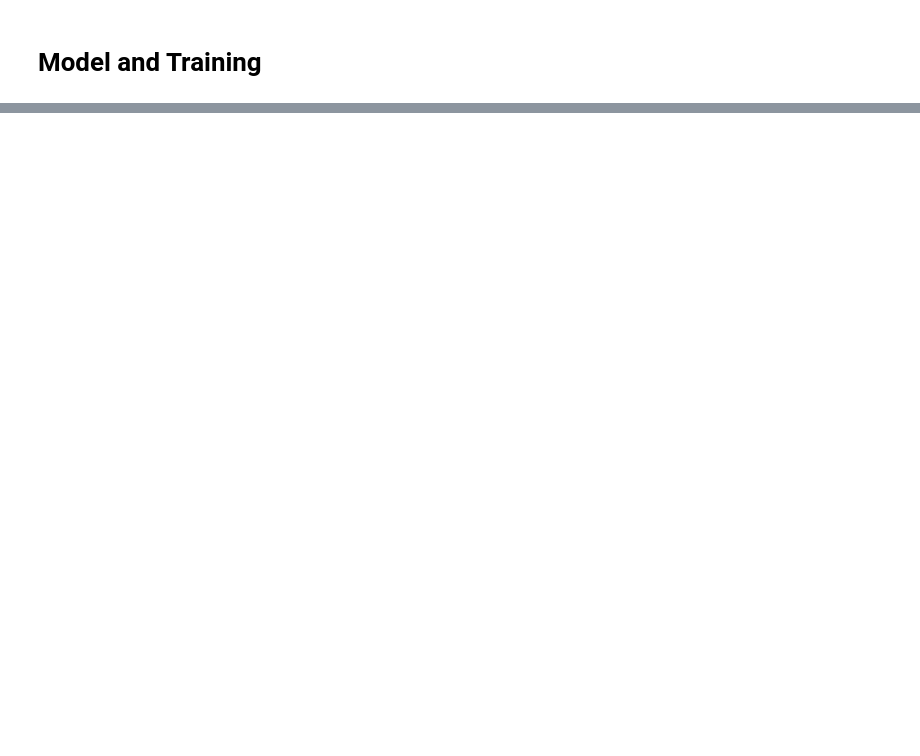
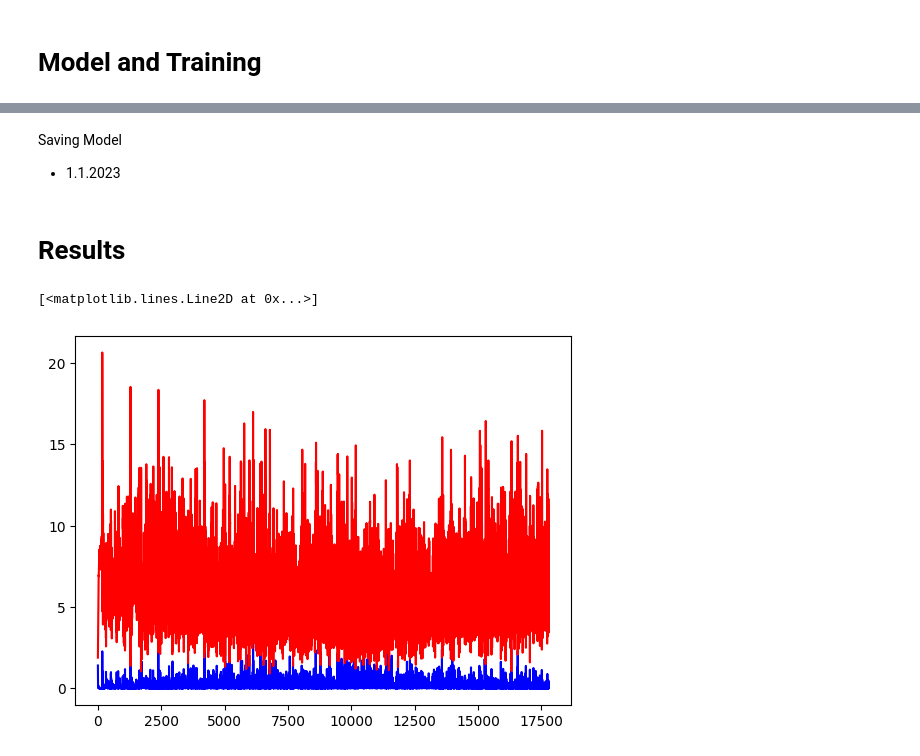
Before and after one commit to ploffy06/art-GAN, a Jupyter notebook: notebook.ipynb, the cells around one changed output, grey strips where cells are left out. Drawn from its saved outputs; the diff is of its cells as text; code cells hidden in the pictures; blank space fills up the shorter version.

Commit message:
trained model

```diff
--- a/notebook.ipynb
+++ b/notebook.ipynb
@@ -130,0 +142,42 @@ for i in range(epochs):
+# %%
+for i in range(epochs):
+    for batch, data in enumerate(dataloader):
+        real_cpu = data[0].to(device)
+        b_size = real_cpu.size(0)
+
+    # ----- train discriminator with real images ----- #
+        discriminator.zero_grad()
+        output = discriminator(real_cpu).view(-1)
+
+        lossD_real = criterion(output, real_target)
+
+    # ----- train discriminator with generated images ----- #
+        noise = torch.randn(b_size, 32, 1, 1, device=device)
+        generated_image = generator(noise)
+        output = discriminator(generated_image.detach()).view(-1)
+
+        lossD_fake = criterion(output, fake_target)
+
+        lossD = lossD_real + lossD_fake
+        lossD.backward()
+        optimizerD.step()
+
+    # ----- train generator ----- #
+        generator.zero_grad()
+        output = discriminator(generated_image).view(-1)
+
+        lossG = criterion(output, real_target)
+        lossG.backward()
+        optimizerG.step()
+
+        lossesD.append(lossD.item())
+        lossesG.append(lossG.item())
+
+        if batch % 20 == 0:
+            print(f"batch: {batch}, discriminator loss: {lossD}, generator loss: {lossG}")
+
+    print("======================================")
+    print(f"Epoch: {i}/{epochs}, discriminator loss: {lossD}, generator loss: {lossG}")
+    print("======================================\n\n")
+    generated_image = generator(fixed_noise).detach().cpu()
+    generated_images.append(torchvision.utils.make_grid(generated_image, padding=2, normalize=True))
@@ -130,0 +202,3 @@ for i in range(epochs):
+# %% [markdown]
+Saving Model
+- 1.1.2023
@@ -130,0 +208,8 @@ for i in range(epochs):
+# %% [markdown]
+# Results
+# %%
+plt.plot(lossesD, label="Discriminator", color="blue",)
+plt.plot(lossesG, label="Generator", color="red",)
+# %% [output]
+[<matplotlib.lines.Line2D at 0x...>]
+[figure, added]
```
Also changed, not shown: parts of 19 cells of this notebook, 5 other files.
